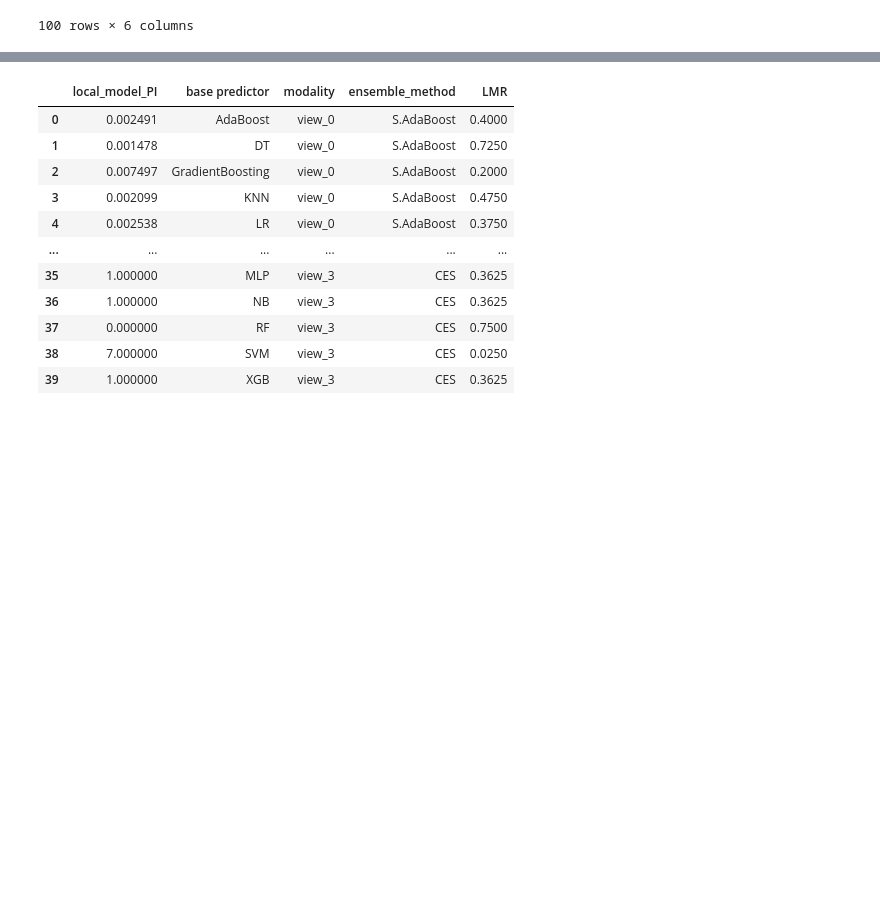
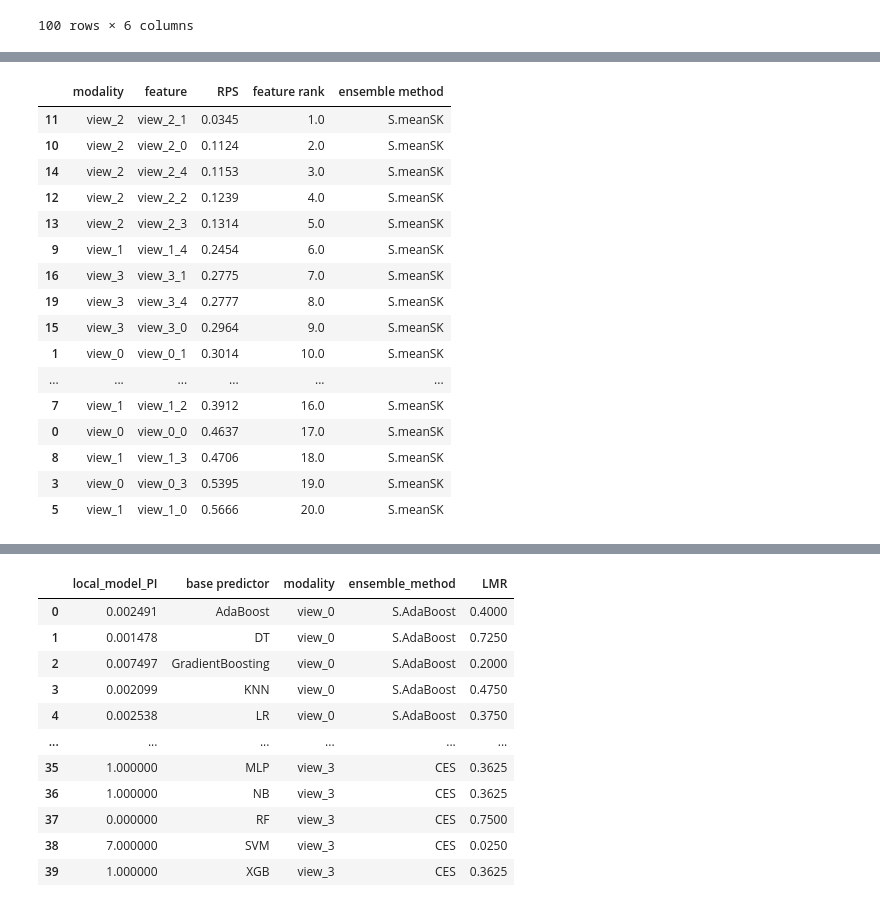
Before and after one commit to GauravPandeyLab/eipy, a Jupyter notebook: interpretation_demo.ipynb, the cells around one changed output, grey strips where cells are left out. Drawn from its saved outputs; the diff is of its cells as text; code cells hidden in the pictures; blank space fills up the shorter version.

```diff
--- a/interpretation_demo.ipynb
+++ b/interpretation_demo.ipynb
@@ -147,0 +190,20 @@ EI_int.LFRs.loc[EI_int.LFRs['base predictor']=='Perceptron']
+# %%
+EI_int.ensemble_feature_ranking['S.meanSK']
+# %% [output]
+|  | modality | feature | RPS | feature rank | ensemble method |
+| 11 | view_2 | view_2_1 | 0.0345 | 1.0 | S.meanSK |
+| 10 | view_2 | view_2_0 | 0.1124 | 2.0 | S.meanSK |
+| 14 | view_2 | view_2_4 | 0.1153 | 3.0 | S.meanSK |
+| 12 | view_2 | view_2_2 | 0.1239 | 4.0 | S.meanSK |
+| 13 | view_2 | view_2_3 | 0.1314 | 5.0 | S.meanSK |
+| 9 | view_1 | view_1_4 | 0.2454 | 6.0 | S.meanSK |
+| 16 | view_3 | view_3_1 | 0.2775 | 7.0 | S.meanSK |
+| 19 | view_3 | view_3_4 | 0.2777 | 8.0 | S.meanSK |
+| 15 | view_3 | view_3_0 | 0.2964 | 9.0 | S.meanSK |
+| 1 | view_0 | view_0_1 | 0.3014 | 10.0 | S.meanSK |
+| ... | ... | ... | ... | ... | ... |
+| 7 | view_1 | view_1_2 | 0.3912 | 16.0 | S.meanSK |
+| 0 | view_0 | view_0_0 | 0.4637 | 17.0 | S.meanSK |
+| 8 | view_1 | view_1_3 | 0.4706 | 18.0 | S.meanSK |
+| 3 | view_0 | view_0_3 | 0.5395 | 19.0 | S.meanSK |
+| 5 | view_1 | view_1_0 | 0.5666 | 20.0 | S.meanSK |
```
Also changed, not shown: parts of 7 cells of this notebook, 4 other files.
